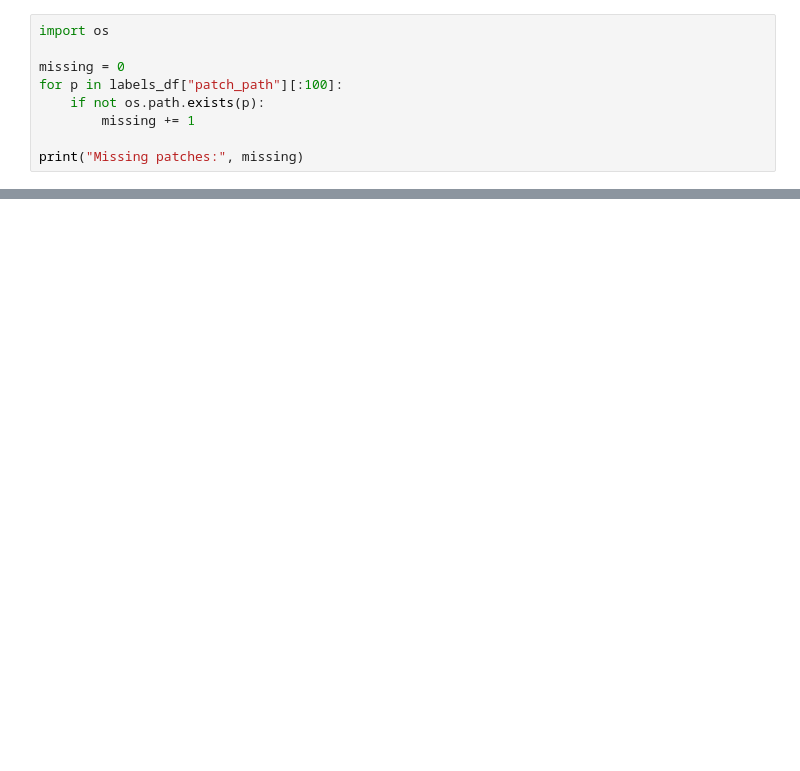
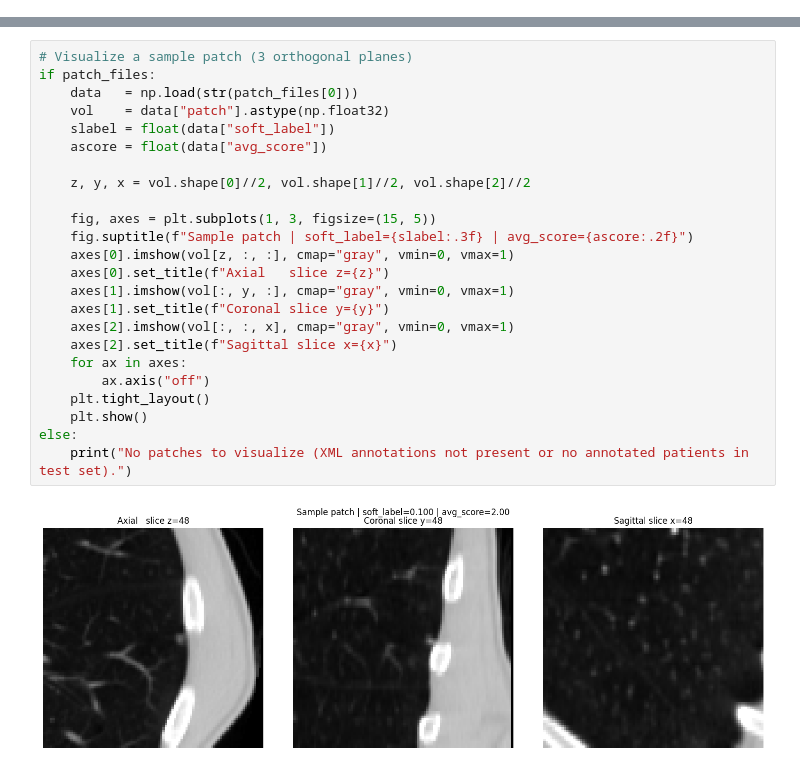
Before and after one commit to SreeThanu/lung_cancer_vljepa, a Jupyter notebook: notebooks/02_data_preprocessing.ipynb, the cells around one changed output, grey strips where cells are left out. Cells and saved outputs as stored; diff of their text form; blank space fills up the shorter version.

```diff
--- a/notebooks/02_data_preprocessing.ipynb
+++ b/notebooks/02_data_preprocessing.ipynb
@@ -856,9 +0,0 @@ Total patches found: 12750
-# %%
-import os
-
-missing = 0
-for p in labels_df["patch_path"][:100]:
-    if not os.path.exists(p):
-        missing += 1
-
-print("Missing patches:", missing)
@@ -970,0 +285,26 @@ Center voxel value:   0.4785
+# %%
+# Visualize a sample patch (3 orthogonal planes)
+if patch_files:
+    data   = np.load(str(patch_files[0]))
+    vol    = data["patch"].astype(np.float32)
+    slabel = float(data["soft_label"])
+    ascore = float(data["avg_score"])
+
+    z, y, x = vol.shape[0]//2, vol.shape[1]//2, vol.shape[2]//2
+
+    fig, axes = plt.subplots(1, 3, figsize=(15, 5))
+    fig.suptitle(f"Sample patch | soft_label={slabel:.3f} | avg_score={ascore:.2f}")
+    axes[0].imshow(vol[z, :, :], cmap="gray", vmin=0, vmax=1)
+    axes[0].set_title(f"Axial   slice z={z}")
+    axes[1].imshow(vol[:, y, :], cmap="gray", vmin=0, vmax=1)
+    axes[1].set_title(f"Coronal slice y={y}")
+    axes[2].imshow(vol[:, :, x], cmap="gray", vmin=0, vmax=1)
+    axes[2].set_title(f"Sagittal slice x={x}")
+    for ax in axes:
+        ax.axis("off")
+    plt.tight_layout()
+    plt.show()
+else:
+    print("No patches to visualize (XML annotations not present or no annotated patients in test set).")
+# %% [output]
+[figure, added]
```
Also changed, not shown: parts of 49 cells of this notebook, 4 other files.
